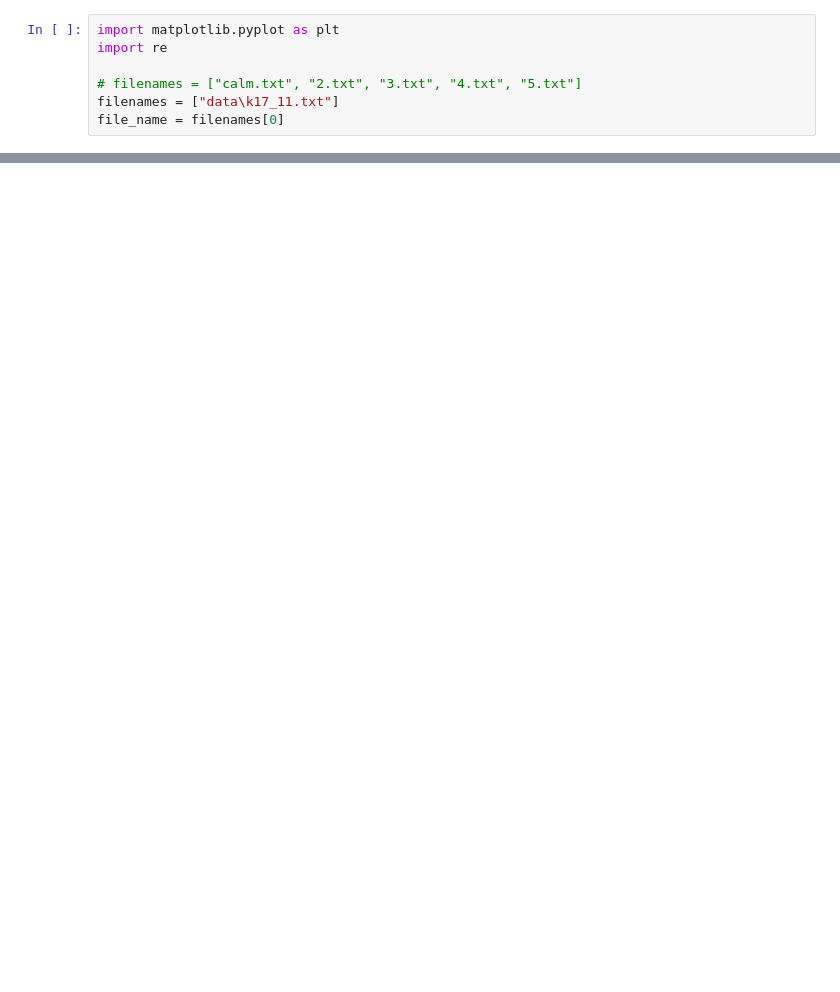
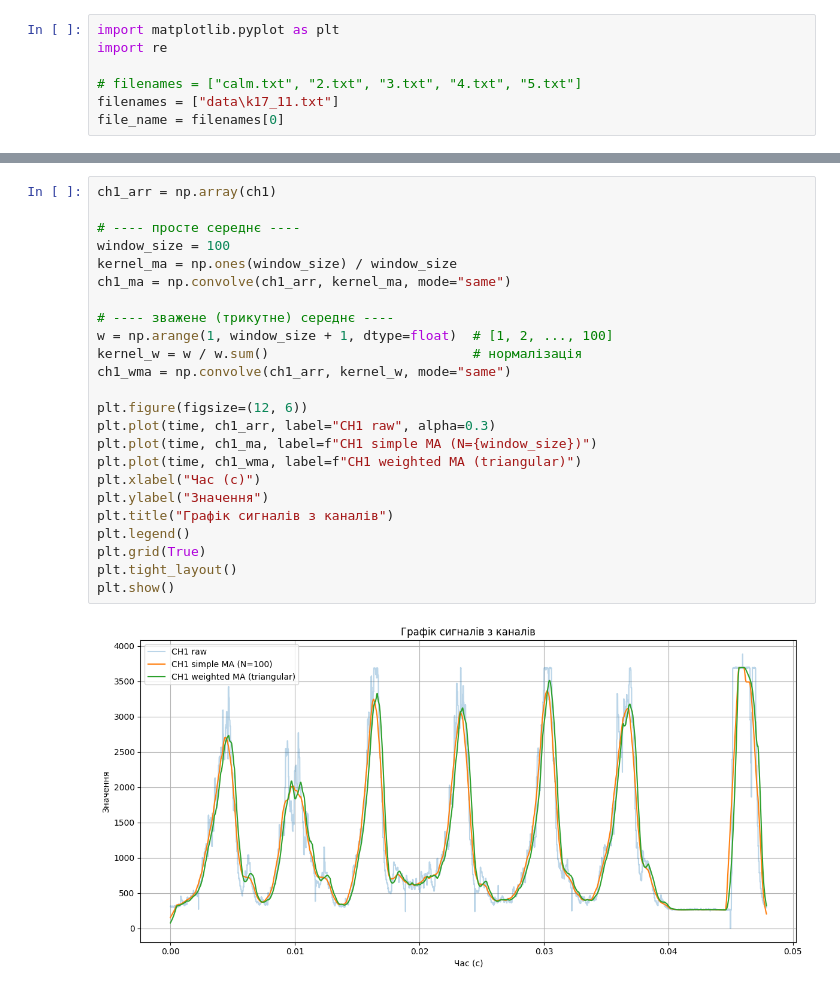
Before and after one commit to Hombosh-dev/forearm-prosthesis, a Jupyter notebook: signal_graph.ipynb, the cells around one changed output, grey strips where cells are left out. Saved outputs shown, nothing was run; the diff lists cells and outputs as text; blank space fills up the shorter version.

```diff
--- a/signal_graph.ipynb
+++ b/signal_graph.ipynb
@@ -39,0 +42,26 @@ plt.show()
+# %%
+ch1_arr = np.array(ch1)
+
+# ---- просте середнє ----
+window_size = 100
+kernel_ma = np.ones(window_size) / window_size
+ch1_ma = np.convolve(ch1_arr, kernel_ma, mode="same")
+
+# ---- зважене (трикутне) середнє ----
+w = np.arange(1, window_size + 1, dtype=float)  # [1, 2, ..., 100]
+kernel_w = w / w.sum()                          # нормалізація
+ch1_wma = np.convolve(ch1_arr, kernel_w, mode="same")
+
+plt.figure(figsize=(12, 6))
+plt.plot(time, ch1_arr, label="CH1 raw", alpha=0.3)
+plt.plot(time, ch1_ma, label=f"CH1 simple MA (N={window_size})")
+plt.plot(time, ch1_wma, label=f"CH1 weighted MA (triangular)")
+plt.xlabel("Час (с)")
+plt.ylabel("Значення")
+plt.title("Графік сигналів з каналів")
+plt.legend()
+plt.grid(True)
+plt.tight_layout()
+plt.show()
+# %% [output]
+[figure, added]
```
Also changed, not shown: parts of 4 cells of this notebook.
